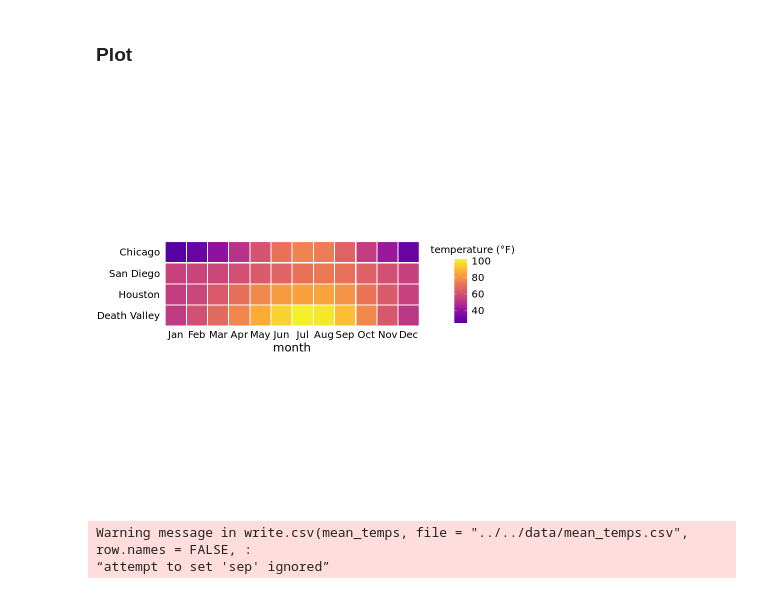
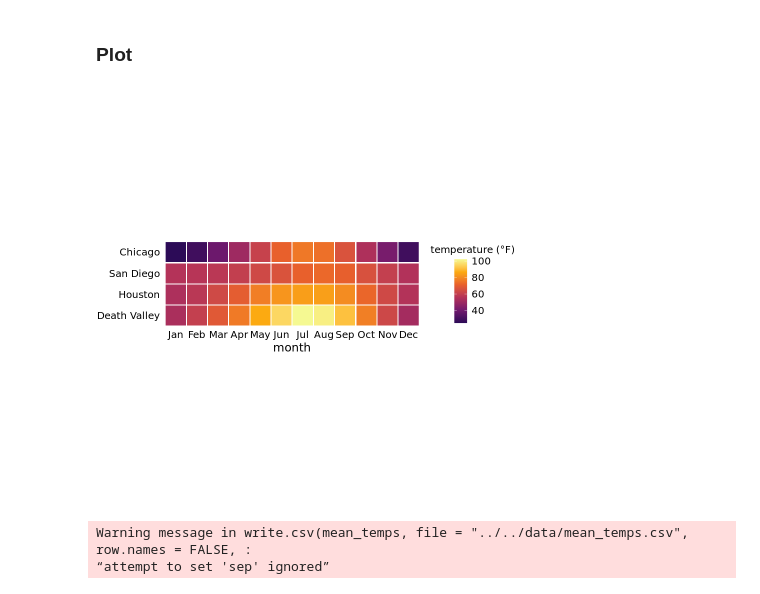
Before and after one commit to Venustiano/DataVis2, a Jupyter notebook: material/scripts/FDV/Fig2_4_temperature_heatmap.ipynb, the cells around one changed output. Drawn from its saved outputs; the diff is of its cells as text; code cells hidden in the pictures.

Commit message:
update temperature heatmap

```diff
--- a/material/scripts/FDV/Fig2_4_temperature_heatmap.ipynb
+++ b/material/scripts/FDV/Fig2_4_temperature_heatmap.ipynb
@@ -87,23 +87,21 @@ A tibble: 6 × 3
 # %%
 p <- ggplot(mean_temps, aes(x = month, y = location, fill = mean)) +
   geom_tile(width = .95, height = 0.95) +
-  scale_fill_viridis_c(option = "C", begin = 0.15, end = 0.98,
+    scale_fill_viridis_c(option = "B", begin = 0.15, end = 0.98,
                        name = "temperature (°F)") +
-    # scale_fill_viridis_c(option = "B", begin = 0.15, end = 0.98,
-    #                    name = "temperature (°F)") +
   scale_y_discrete(name = NULL) +
   coord_fixed(expand = FALSE) +
   theme_dviz_open() +
   theme(axis.line = element_blank(),
         axis.ticks = element_blank(),
         #axis.text.y = element_text(size = 14),
         legend.title = element_text(size = 12)
         )
 # fix legend (make it centered)
 ggdraw(align_legend(p))
 # p
 # %% [output]
-[figure, old version]
+[figure, new version]
 # %%
 # write.csv(mean_temps,file ="../../data/mean_temps.csv",row.names=FALSE,sep=",")
 # %% [output]
```
